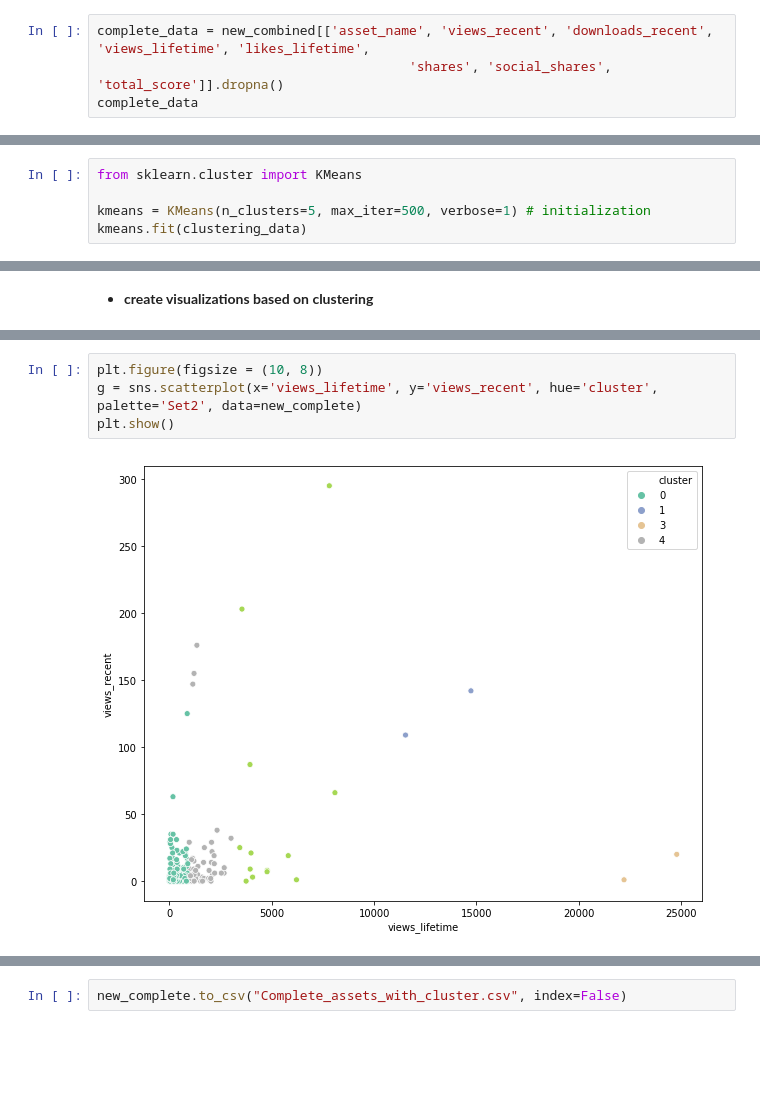
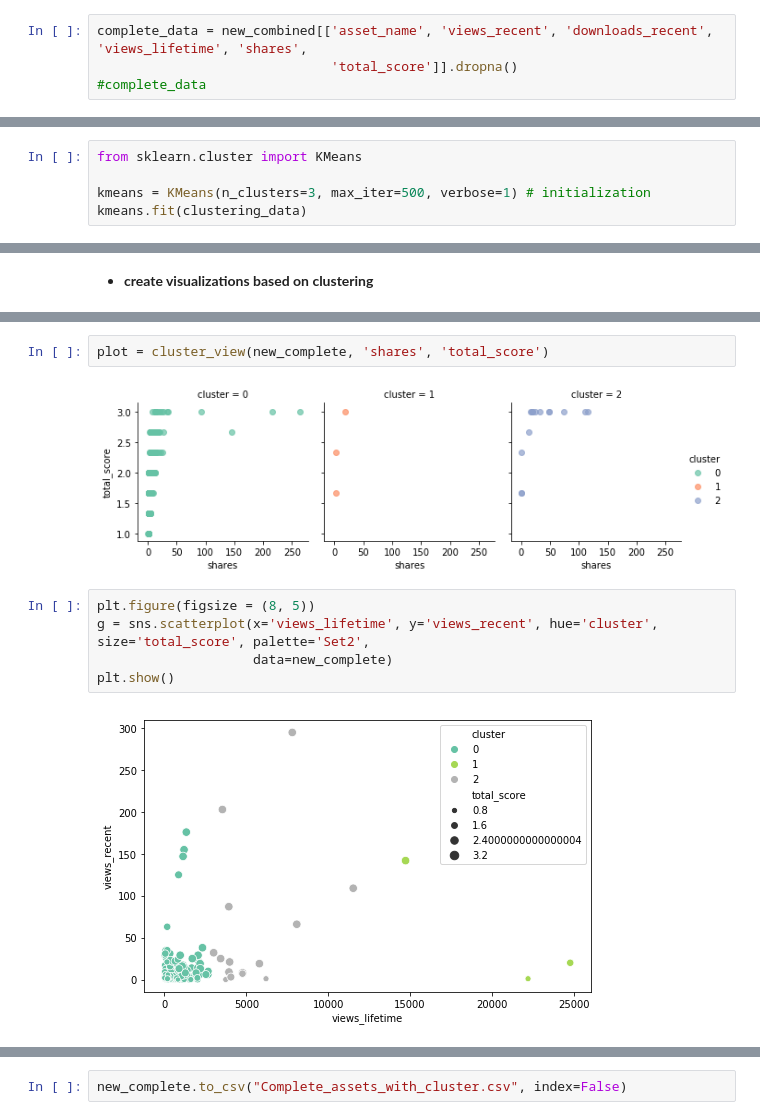
Before and after one commit to experience-corps/data-content-health-score, a Jupyter notebook: Asset_Health_Score.ipynb, the cells around one changed output, grey strips where cells are left out. Saved outputs shown, nothing was run; the diff lists cells and outputs as text; blank space fills up the shorter version.

```diff
--- a/Asset_Health_Score.ipynb
+++ b/Asset_Health_Score.ipynb
@@ -545,6 +526,6 @@ new_combined.to_csv('Merged_Engagement_Table.csv', index=False)
 # %% [markdown]
 - <b>Try k-means clustering on complete data</b>
 # %%
-complete_data = new_combined[['asset_name', 'views_recent', 'downloads_recent', 'views_lifetime', 'likes_lifetime',
-                                        'shares', 'social_shares', 'total_score']].dropna()
-complete_data
+complete_data = new_combined[['asset_name', 'views_recent', 'downloads_recent', 'views_lifetime', 'shares',
+                              'total_score']].dropna()
+#complete_data
@@ -589,7 +551,7 @@ array([[0.00000000e+00, 0.00000000e+00, 8.90000000e+02, ...,
 # %%
 from sklearn.cluster import KMeans
 
-kmeans = KMeans(n_clusters=5, max_iter=500, verbose=1) # initialization
+kmeans = KMeans(n_clusters=3, max_iter=500, verbose=1) # initialization
 kmeans.fit(clustering_data)
 # %% [output]
 Initialization complete
@@ -650,7 +699,12 @@ new_complete
+# %%
+plot = cluster_view(new_complete, 'shares', 'total_score')
+# %% [output]
+[figure, added]
 # %%
-plt.figure(figsize = (10, 8))
-g = sns.scatterplot(x='views_lifetime', y='views_recent', hue='cluster', palette='Set2', data=new_complete)
+plt.figure(figsize = (8, 5))
+g = sns.scatterplot(x='views_lifetime', y='views_recent', hue='cluster', size='total_score', palette='Set2',
+                    data=new_complete)
 plt.show()
 # %% [output]
-[figure, old version]
+[figure, new version]
 # %%
```
Also changed, not shown: parts of 40 cells of this notebook, 1 other file.
